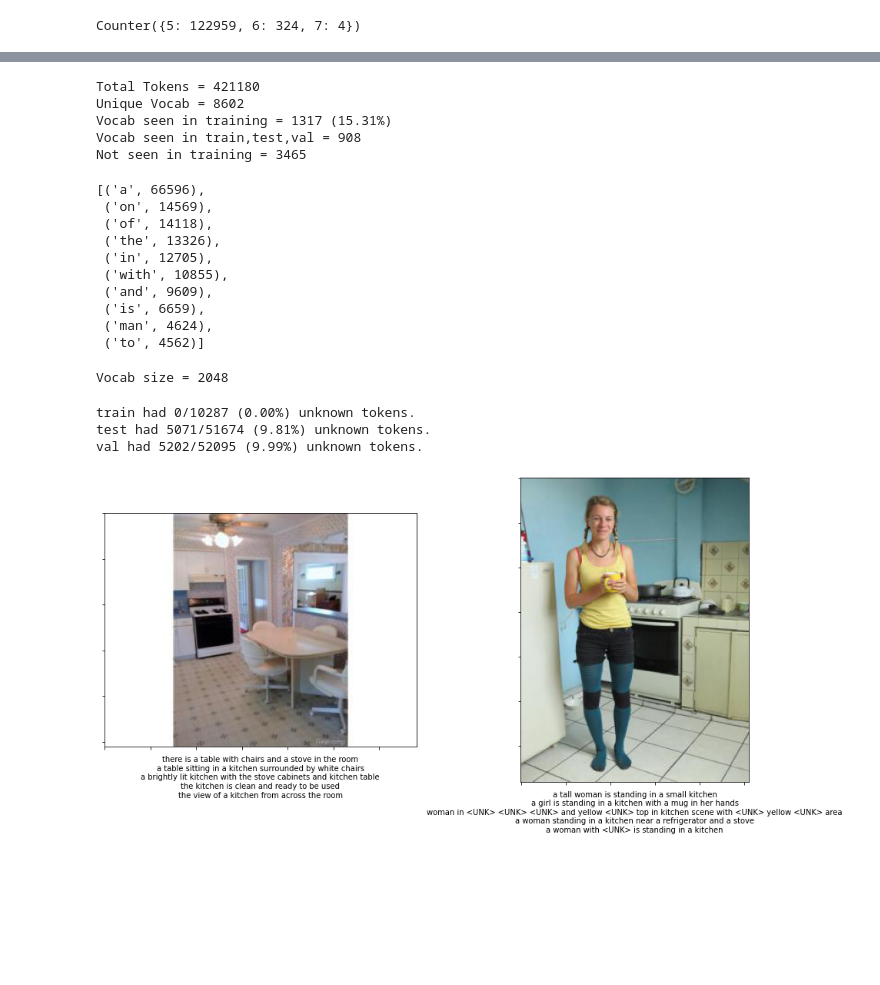
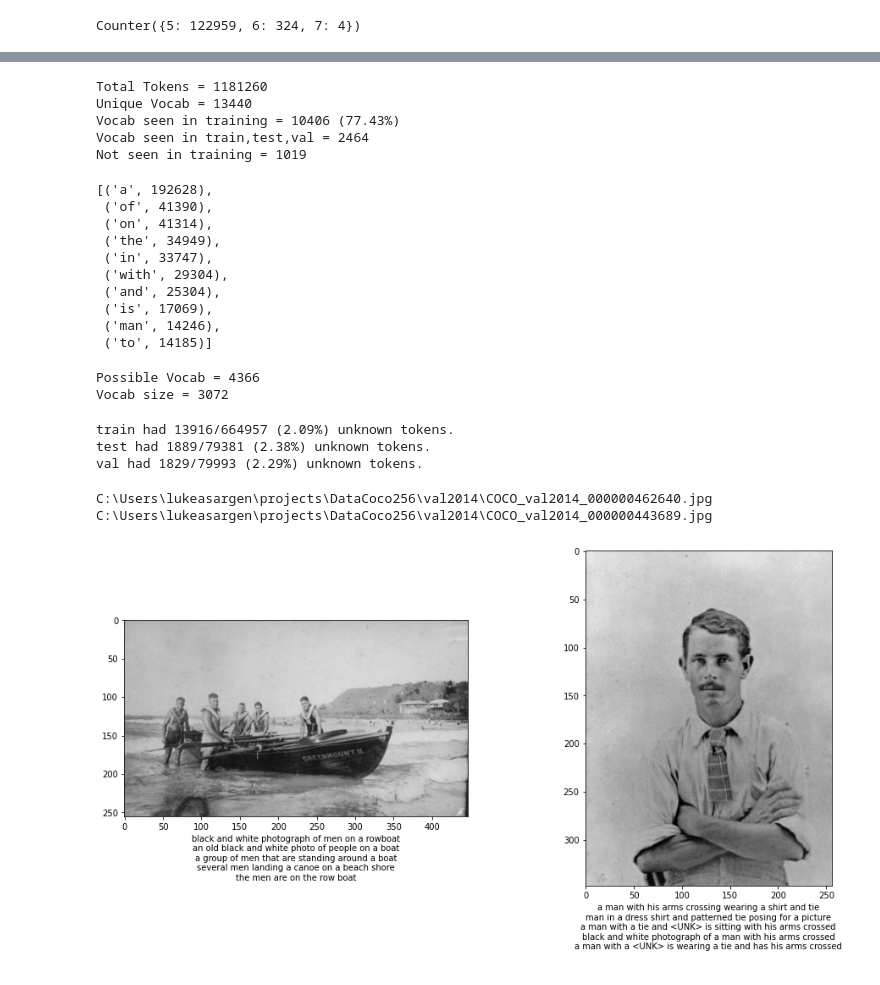
Before and after one commit to Lukeasargen/Show-Attend-and-Tell-Pytorch-Lightning, a Jupyter notebook: preprocess.ipynb, the cells around one changed output, grey strips where cells are left out. Cells and saved outputs as stored; diff of their text form; code cells hidden in the pictures; blank space fills up the shorter version.

```diff
--- a/preprocess.ipynb
+++ b/preprocess.ipynb
@@ -62,11 +62,13 @@ output_folder = "data/coco"
 # Dataset params
 json_name = "dev"  # input to train.py
 ref_sentences = 5 # ^ most frequent from the counts above
-min_count = 0  # Minimum frequency of the word
-max_vocab = 2048  # Limit the vocab to the most frequent words
+min_count = 5  # Minimum count of the word
+max_vocab = 3072  # Limit the vocab to the most frequent words
 max_cap_length = 20  # Exclude super long captions
-train_count = 1000  # Set to None for the full dataset
-val_count = 1000  # also test_count
+
+dev_keep_only_first = True  # Keep one caption for each image, increase diversity of images in subset
+dev_train_keep = 64000  # Set to None for the full dataset
+dev_val_keep = 1536  # also test_count
 # %%
 # Iterate through the data and extract what is needed
 word_freq = Counter()  # Get all the words for ranking by frequency
@@ -102,11 +104,12 @@ for img_data in full_data["images"]:
 
         # For train, add the image file and every sentence as a pair to respective lists
         if img_data["split"] in ["train", "restval"]:
-            if len(train_img) >= train_count and train_count is not None: continue
+            if len(train_img) >= dev_train_keep and dev_train_keep is not None: continue
             train_img.append(abs_img_path)
             # Append as lists to match test and val
             train_cap.append([tokens])
             train_len.append([len(tokens)+1])  # add 1 for <START> token
+            if dev_keep_only_first: break  # leave after first good caption
 
     # Enforces the validation batches have the same number of references so the tensors have the same shape
     while ref_sentences > len(img_caps):
@@ -119,17 +122,17 @@ for img_data in full_data["images"]:
 
     # For test and val, add the captions as lists
     if img_data["split"]=="test":
-        if len(test_img) >= val_count and val_count is not None: continue
+        if len(test_img) >= dev_val_keep and dev_val_keep is not None: continue
         test_img.append(abs_img_path)
         test_cap.append(img_caps)
         test_len.append(cap_lens)
     elif img_data["split"]=="val":
-        if len(val_img) >= val_count and val_count is not None: continue
+        if len(val_img) >= dev_val_keep and dev_val_keep is not None: continue
         val_img.append(abs_img_path)
         val_cap.append(img_caps)
         val_len.append(cap_lens)
 
-    if len(train_img)>=train_count and min(len(test_img),len(val_img))>=val_count and train_count is not None and val_count is not None: break
+    if len(train_img)>=dev_train_keep and min(len(test_img),len(val_img))>=dev_val_keep and dev_train_keep is not None and dev_val_keep is not None: break
 
 # End loop
 print("Max Token Length :", max(length_count))
@@ -187,27 +190,28 @@ print(f"Vocab seen in train,test,val = {len(intersection)}")
 not_seen = (set(f) | set(g)) - set(x)
 print(f"Not seen in training = {len(not_seen)}")
 # %% [output]
-Total Tokens = 421180
-Unique Vocab = 8602
-Vocab seen in training = 1317 (15.31%)
-Vocab seen in train,test,val = 908
-Not seen in training = 3465
+Total Tokens = 1181260
+Unique Vocab = 13440
+Vocab seen in training = 10406 (77.43%)
+Vocab seen in train,test,val = 2464
+Not seen in training = 1019
 # %%
 word_freq.most_common(10)
 # %% [output]
-[('a', 66596),
- ('on', 14569),
- ('of', 14118),
- ('the', 13326),
- ('in', 12705),
- ('with', 10855),
- ('and', 9609),
- ('is', 6659),
- ('man', 4624),
- ('to', 4562)]
+[('a', 192628),
+ ('of', 41390),
+ ('on', 41314),
+ ('the', 34949),
+ ('in', 33747),
+ ('with', 29304),
+ ('and', 25304),
+ ('is', 17069),
+ ('man', 14246),
+ ('to', 14185)]
 # %%
 # Get all the words that have enough counts
-words = [k for k,v in word_freq.items() if v>min_count]
+words = [k for k,v in word_freq.most_common() if v>min_count]
+print(f"Possible Vocab = {len(words)}")
 # Create the vocab - word to index
 # Add 1 because index=0 is for padding
 end = min(len(words), max_vocab-4)  # Use all words, unless it's more than max_vocab, minus 4 is bc of the 4 additional none-word tokens added
@@ -218,7 +222,8 @@ vocab_stoi["<END>"] = len(vocab_stoi)+1
 vocab_stoi["<PAD>"] = 0
 print(f"Vocab size = {len(vocab_stoi)}")
 # %% [output]
-Vocab size = 2048
+Possible Vocab = 4366
+Vocab size = 3072
 # %%
 # Create the dictionary and list for each set and save to json
 splits = [["train", train_img, train_cap, train_len],
@@ -258,43 +263,43 @@ for split_name, img_paths, img_caps, cap_lens in splits:
 
 json.dump(output, open(f"{output_folder}/{json_name}.json", 'w'))
 # %% [output]
-train had 0/10287 (0.00%) unknown tokens.
-test had 5071/51674 (9.81%) unknown tokens.
-val had 5202/52095 (9.99%) unknown tokens.
+train had 13916/664957 (2.09%) unknown tokens.
+test had 1889/79381 (2.38%) unknown tokens.
+val had 1829/79993 (2.29%) unknown tokens.
 # %%
 vocab_itos = {v:k for k,v in vocab_stoi.items()}
 # %%
 import matplotlib.pyplot as plt
 import numpy as np
 from util import pil_loader
 
 data = output["test"]
 
 num_images = 2
 offset = np.random.randint(0, len(data["img_paths"])-num_images)
 scale = 8
 rr = int(np.ceil(np.sqrt(num_images)))
 fig = plt.figure(figsize=[scale*rr, scale*rr])
 fig.patch.set_facecolor('w')
 
 for i in range(num_images):
     fig.add_subplot(rr, rr, i+1)
     ax = plt.gca()
 
     sub_folder = "train2014" if ("train" in data["img_paths"][offset+i]) else "val2014"
     abs_img_path = os.path.join(cooc_image_folder, sub_folder, data["img_paths"][offset+i])
+    print(abs_img_path)
     img = pil_loader(abs_img_path)
     ax.imshow(img)
     txt = ""
     for cap_enc, cap_len in zip(data["encoded_captions"][offset+i], data["lengths"][offset+i]):
         words = [vocab_itos.get(int(t), vocab_stoi["<UNK>"]) for t in cap_enc[1:cap_len]]
         txt += " ".join(words) + "\n"
-        print()
 
     ax.set_xlabel(txt)
-    ax.set_xticklabels([])
-    ax.set_yticklabels([])
 
 plt.savefig(f"data/test_samples.png", bbox_inches="tight")
 # %% [output]
+C:\Users\lukeasargen\projects\DataCoco256\val2014\COCO_val2014_000000462640.jpg
+C:\Users\lukeasargen\projects\DataCoco256\val2014\COCO_val2014_000000443689.jpg
-[figure, old version]
+[figure, new version]
```
Also changed, not shown: parts of 2 cells of this notebook, 8 other files.
